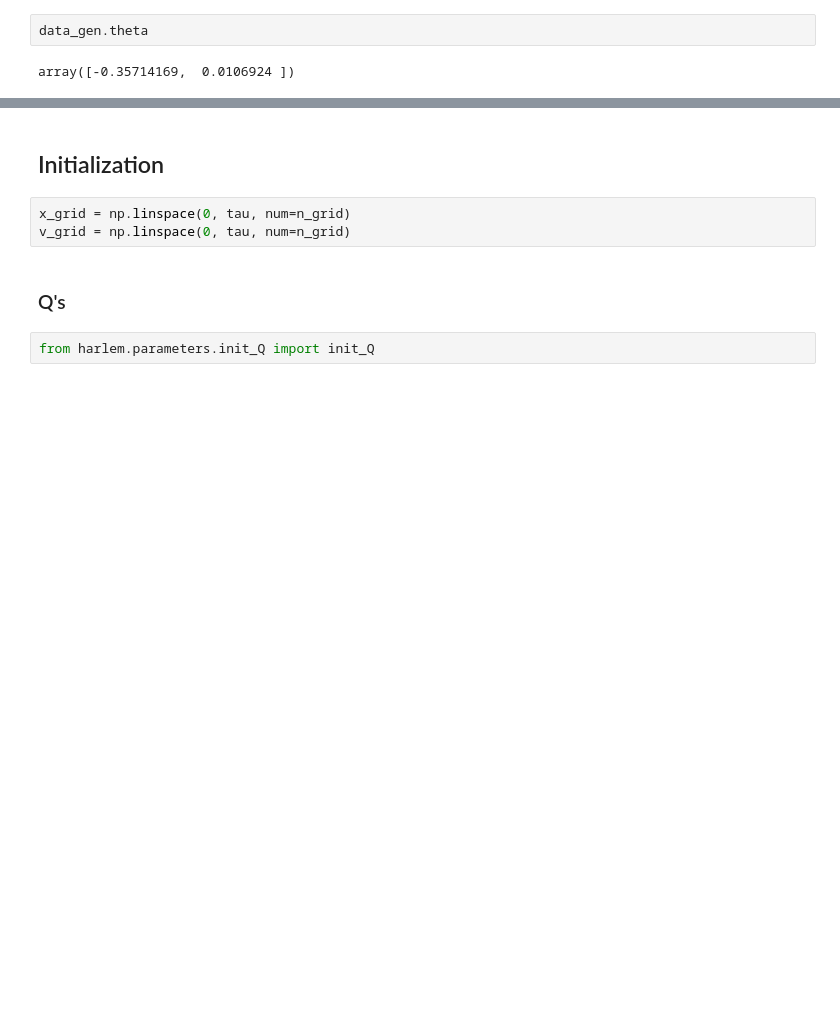
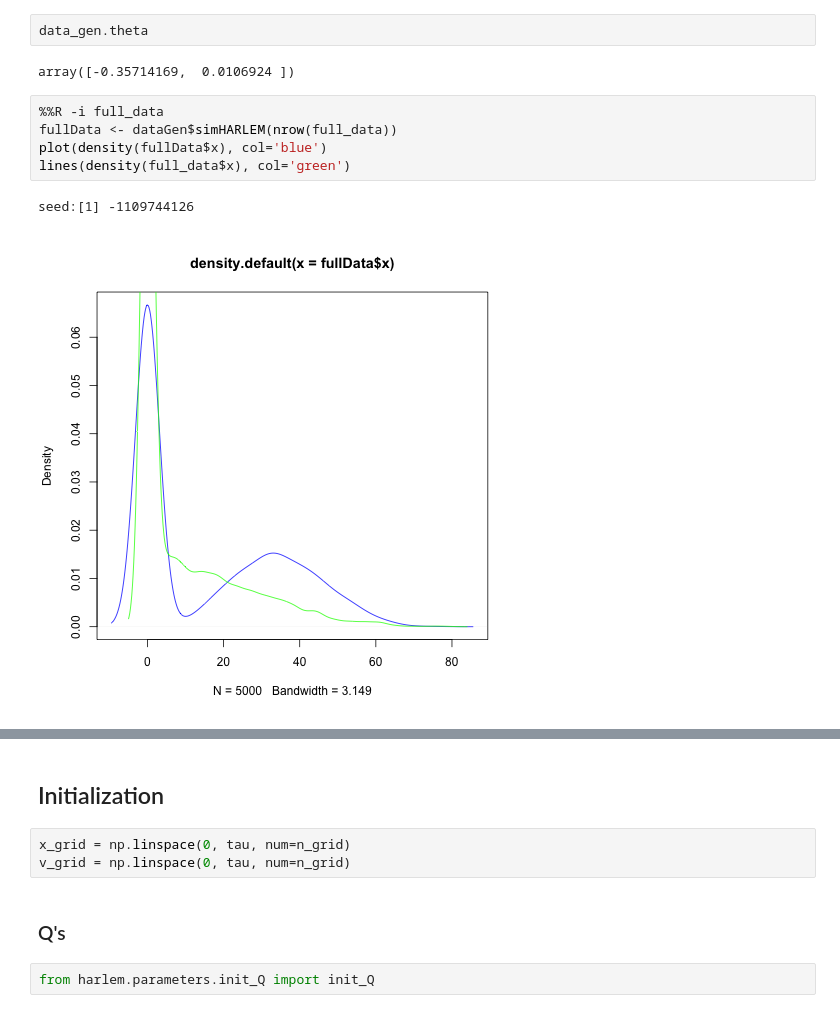
Before and after one commit to mrpozzi/Arlem, a Jupyter notebook: notebooks/harlem_demo.ipynb, the cells around one changed output, grey strips where cells are left out. Drawn from its saved outputs; the diff is of its cells as text; blank space fills up the shorter version.

```diff
--- a/notebooks/harlem_demo.ipynb
+++ b/notebooks/harlem_demo.ipynb
@@ -78,3 +80,11 @@ print(deltaStar)
 data_gen.theta
 # %% [output]
 array([-0.35714169,  0.0106924 ])
+# %%
+%%R -i full_data
+fullData <- dataGen$simHARLEM(nrow(full_data))
+plot(density(fullData$x), col='blue')
+lines(density(full_data$x), col='green')
+# %% [output]
+seed:[1] -1109744126
+[figure, added]
```
Also changed, not shown: parts of 56 cells of this notebook, 8 other files.
